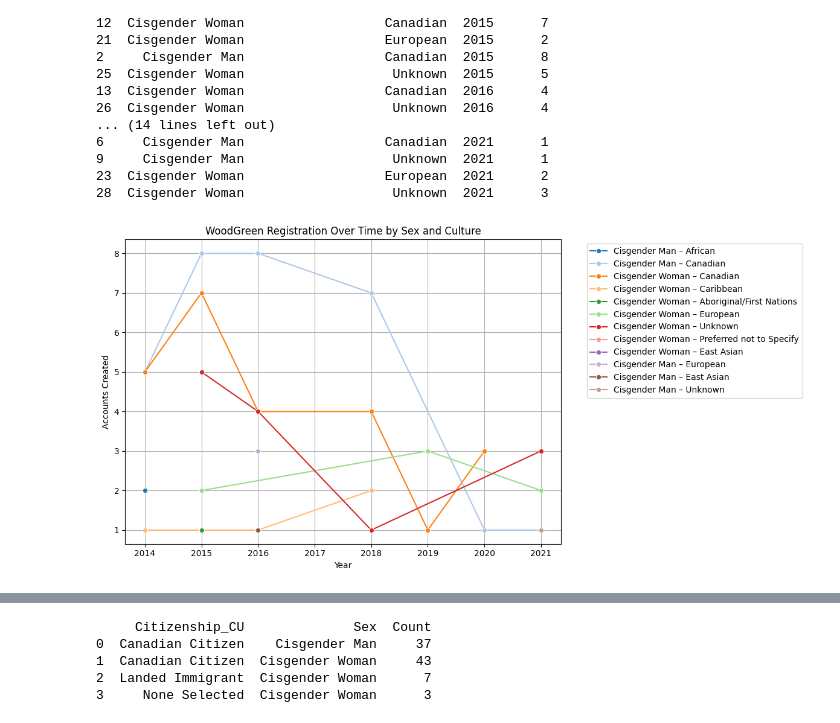
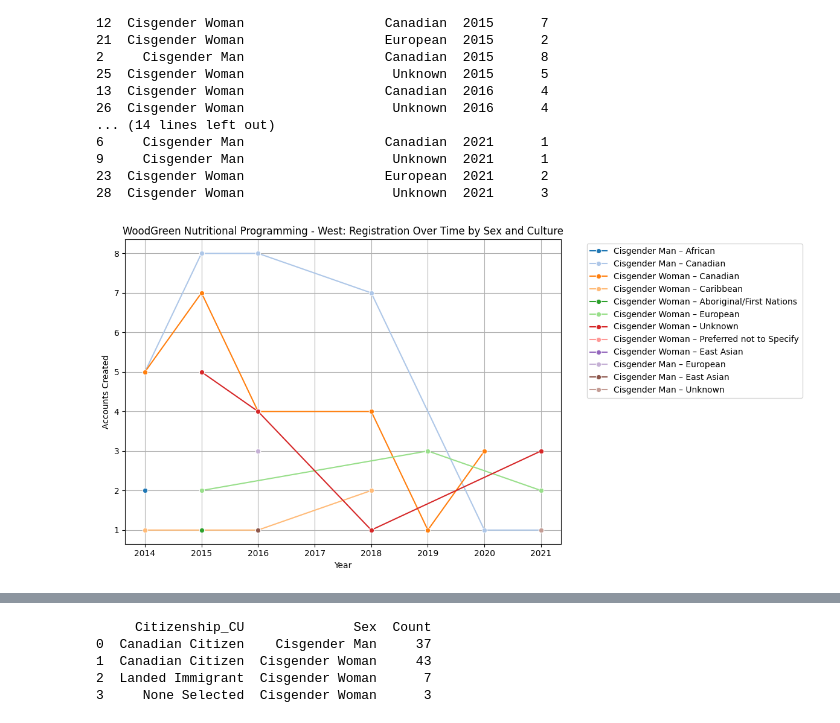
Before and after one commit to pheaktralean/ConcordIA, a Jupyter notebook: food_security_forecasting/food_security.ipynb, the cells around one changed output, grey strips where cells are left out. Drawn from its saved outputs; the diff is of its cells as text; code cells hidden in the pictures.

```diff
--- a/food_security_forecasting/food_security.ipynb
+++ b/food_security_forecasting/food_security.ipynb
@@ -160,28 +160,28 @@ print(grouped_creation)
 # %%
 groups = list(grouped_creation.groupby(['Sex', 'Culture_CU']))
 
 plt.figure(figsize=(12, 6))
 
 grouped_creation['Sex_Culture'] = grouped_creation['Sex'] + " – " + grouped_creation['Culture_CU']
 
 sns.lineplot(
     data=grouped_creation,
     x='Year',
     y='Count',
     hue='Sex_Culture',
     marker='o',
     palette='tab20'
 )
 
-plt.title('WoodGreen Registration Over Time by Sex and Culture')
+plt.title('WoodGreen Nutritional Programming - West: Registration Over Time by Sex and Culture')
 plt.xlabel('Year')
 plt.ylabel('Accounts Created')
 plt.legend(bbox_to_anchor=(1.05, 1), loc='upper left')
 plt.grid(True)
 plt.tight_layout()
 plt.show()
 # %% [output]
-[figure, old version]
+[figure, new version]
 # %%
 df_subscriptions_count = df_intake.groupby(['Year', 'Culture_CU']).size().unstack(fill_value=0)
 
```
Also changed, not shown: parts of 1 cell of this notebook.
